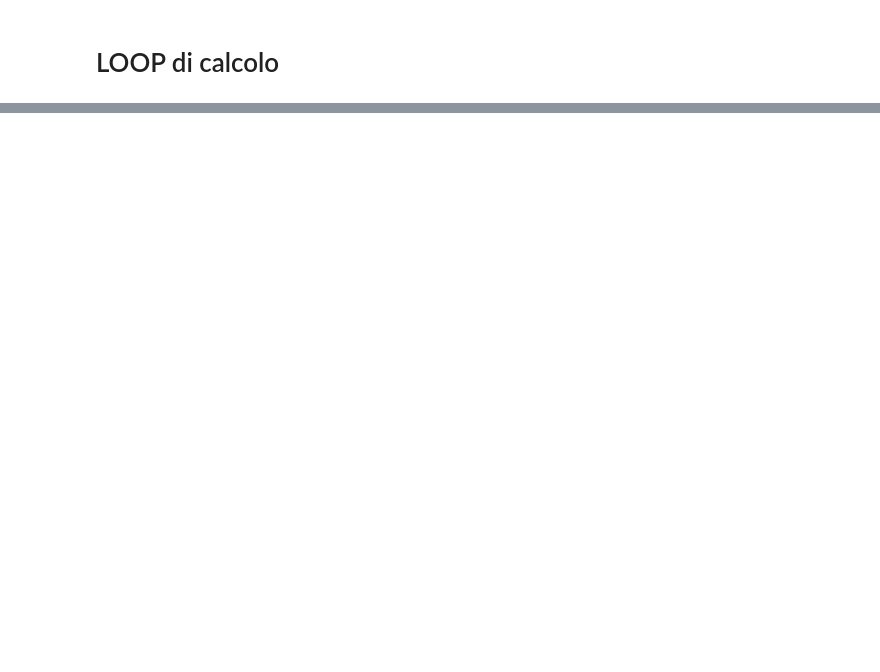
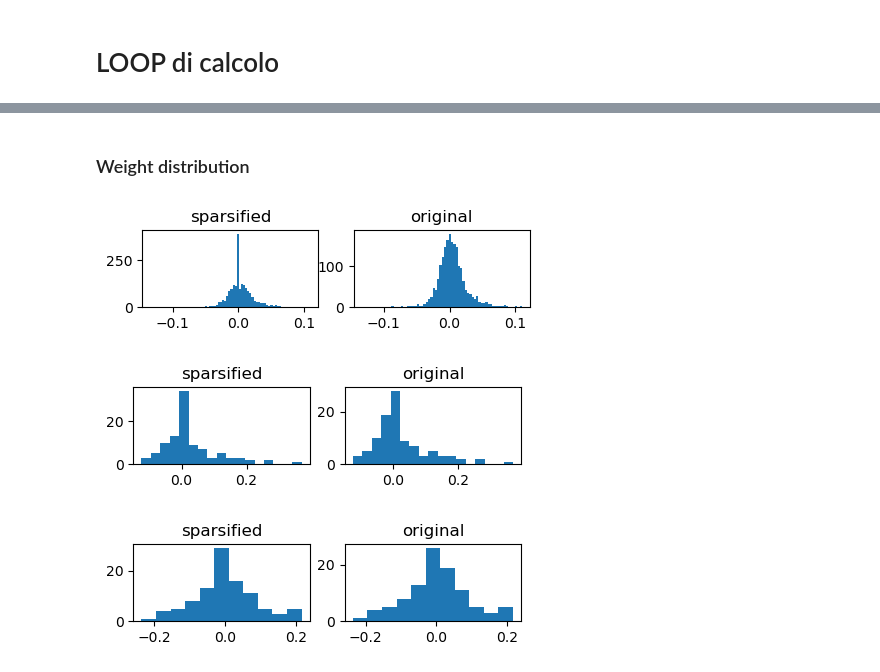
Before and after one commit to nncm-xbc/onnxmlir-pim-sparsify, a Jupyter notebook: Sparsification example with adjust.ipynb, the cells around one changed output, grey strips where cells are left out. Drawn from its saved outputs; the diff is of its cells as text; code cells hidden in the pictures; blank space fills up the shorter version.

```diff
--- a/Sparsification example with adjust.ipynb
+++ b/Sparsification example with adjust.ipynb
@@ -276,0 +313,17 @@ for n,p in zip(new_params,params):
+# %% [markdown]
+### Weight distribution
+# %%
+import matplotlib.pyplot as plt
+
+for n,p in zip(new_params,params):
+    axs = plt.figure(figsize=(5,1)).subplots(1,2)
+    axs = axs.flatten()
+    axs[0].set_title("sparsified")
+    axs[0].hist(n[0].flatten(), bins = 'auto')
+
+    axs[1].set_title("original")
+    axs[1].hist(p[0].flatten(), bins = 'auto')
+# %% [output]
+[figure, added]
+[figure, added]
+[figure, added]
```
Also changed, not shown: parts of 9 cells of this notebook, 1 other file.
